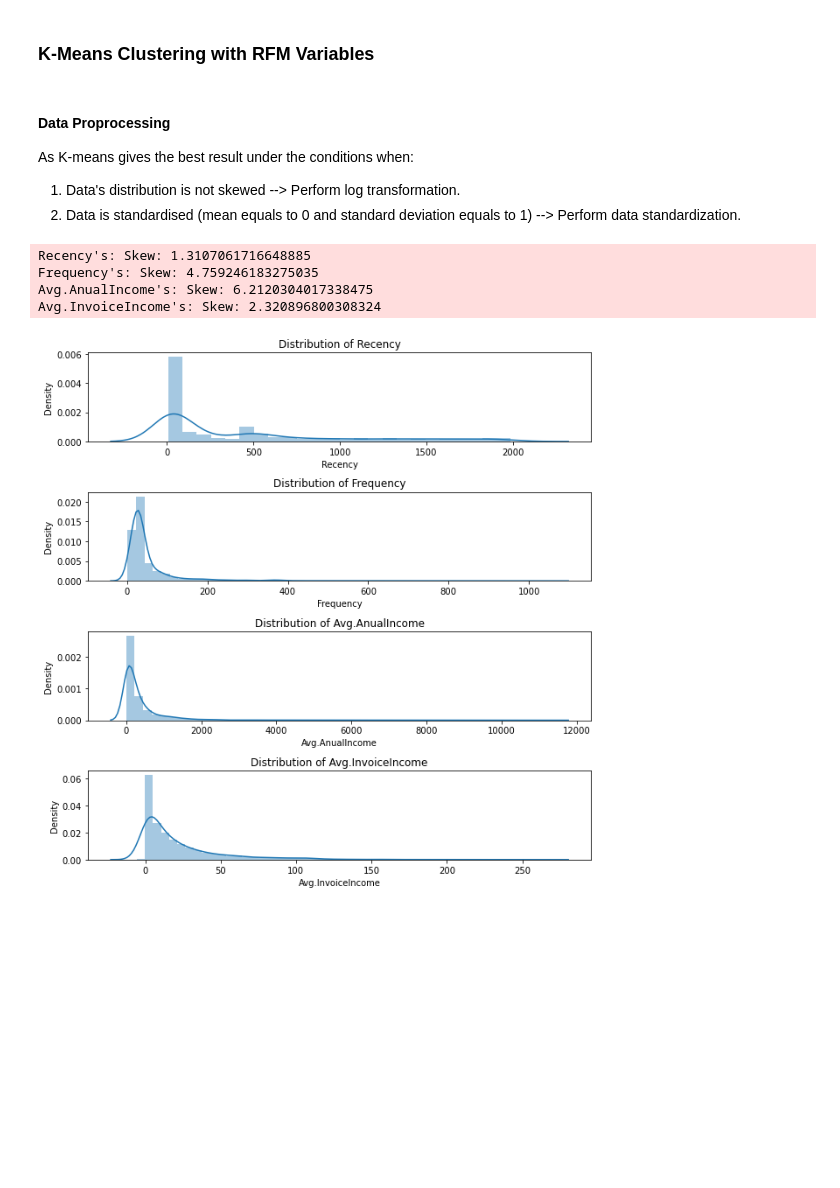
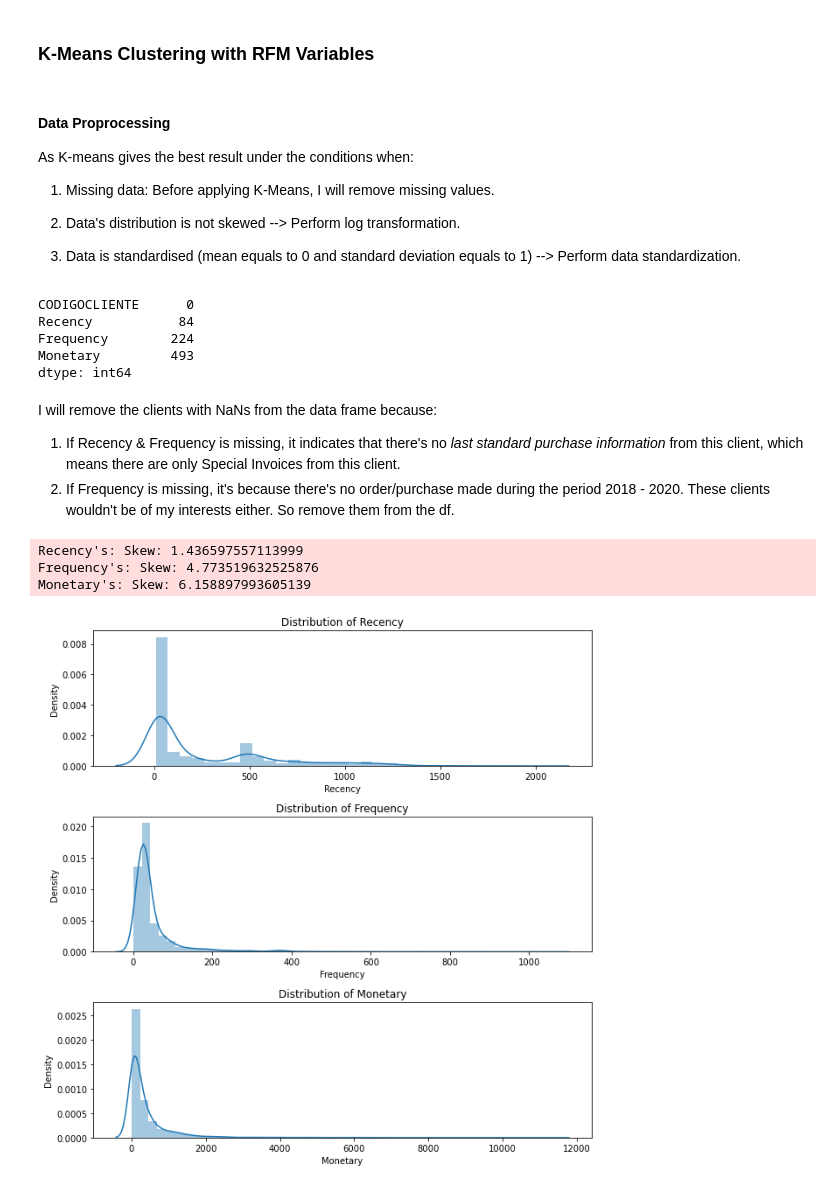
Before and after one commit to yhsieh-ijie/tfm_clientSegmentation, a Jupyter notebook: clientSegmentation.ipynb, the cells around one changed output. Cells and saved outputs as stored; diff of their text form; code cells hidden in the pictures; blank space fills up the shorter version.

```diff
--- a/clientSegmentation.ipynb
+++ b/clientSegmentation.ipynb
@@ -38,7 +38,7 @@ To sum up, there are 2 datasets in total:
 # %% [markdown]
 ### Client Dataset Overview
 # %%
-df_client = pd.read_csv('client.csv')
+df_client = pd.read_csv('original_data/client.csv')
 # %%
 # Have the first glance of the client dataset
 df_client.head()
@@ -182,7 +182,7 @@ df_client_act['PROVINCIA'].fillna("MADRID",inplace=True)
 # %% [markdown]
 ### Sales Dataset Overview
 # %%
-df_sales = pd.read_csv('sales.csv')
+df_sales = pd.read_csv('original_data/sales.csv')
 # %%
 # Have the first glance of the client dataset
 df_sales.head()
@@ -667,8 +671,30 @@ I would like to save each client segmentation as csv
 # %% [markdown]
 #### Data Proprocessing
 As K-means gives the best result under the conditions when:
-1. Data's distribution is not skewed --> Perform log transformation.
-2. Data is standardised (mean equals to 0 and standard deviation equals to 1) --> Perform data standardization.
+
+1. Missing data: Before applying K-Means, I will remove missing values.
+
+
+2. Data's distribution is not skewed --> Perform log transformation.
+
+3. Data is standardised (mean equals to 0 and standard deviation equals to 1) --> Perform data standardization.
+# %%
+# Check missing data in the df_rfm dataframe
+df_rfm.isna().sum()
+# %% [output]
+CODIGOCLIENTE      0
+Recency           84
+Frequency        224
+Monetary         493
+dtype: int64
+# %% [markdown]
+I will remove the clients with NaNs from the data frame because:
+
+1. If Recency & Frequency is missing, it indicates that there's no *last standard purchase information* from this client, which means there are only Special Invoices from this client.
+2. If Frequency is missing, it's because there's no order/purchase made during the period 2018 - 2020. These clients wouldn't be of my interests either. So remove them from the df.
+# %%
+# Drop missing values
+df_rfm.dropna(inplace=True)
 # %%
 # Define a formula to check if the distribution of a variable is skewed
 def checkSkewed(df, column):
@@ -678,28 +704,24 @@ def checkSkewed(df, column):
   print("{}'s: Skew: {}".format(column, skew))
   return
 # %%
-# Plot all 4 graphs together for summary findings
+# Plot all 3 graphs together for summary findings
 plt.figure(figsize=(9, 9))
 
-plt.subplot(4, 1, 1)
+plt.subplot(3, 1, 1)
 checkSkewed(df_rfm,'Recency')
 
-plt.subplot(4, 1, 2)
+plt.subplot(3, 1, 2)
 checkSkewed(df_rfm,'Frequency')
 
-plt.subplot(4, 1, 3)
-checkSkewed(df_rfm,'Avg.AnualIncome')
-
-plt.subplot(4, 1, 4)
-checkSkewed(df_rfm,'Avg.InvoiceIncome')
+plt.subplot(3, 1, 3)
+checkSkewed(df_rfm,'Monetary')
 
 plt.tight_layout()
-plt.savefig('before_transform.png', format='png', dpi=1000)
+plt.savefig('images/before_transform.png', format='png', dpi=1000)
 # %% [output]
-Recency's: Skew: 1.3107061716648885
-Frequency's: Skew: 4.759246183275035
-Avg.AnualIncome's: Skew: 6.2120304017338475
-Avg.InvoiceIncome's: Skew: 2.320896800308324
+Recency's: Skew: 1.436597557113999
+Frequency's: Skew: 4.773519632525876
+Monetary's: Skew: 6.158897993605139
-[figure, old version]
+[figure, new version]
 # %% [markdown]
 The variables are very skewed, so I will perform log transformations to reduce the skewness of each variable.
```
Also changed, not shown: parts of 18 cells of this notebook, 4 other files.
